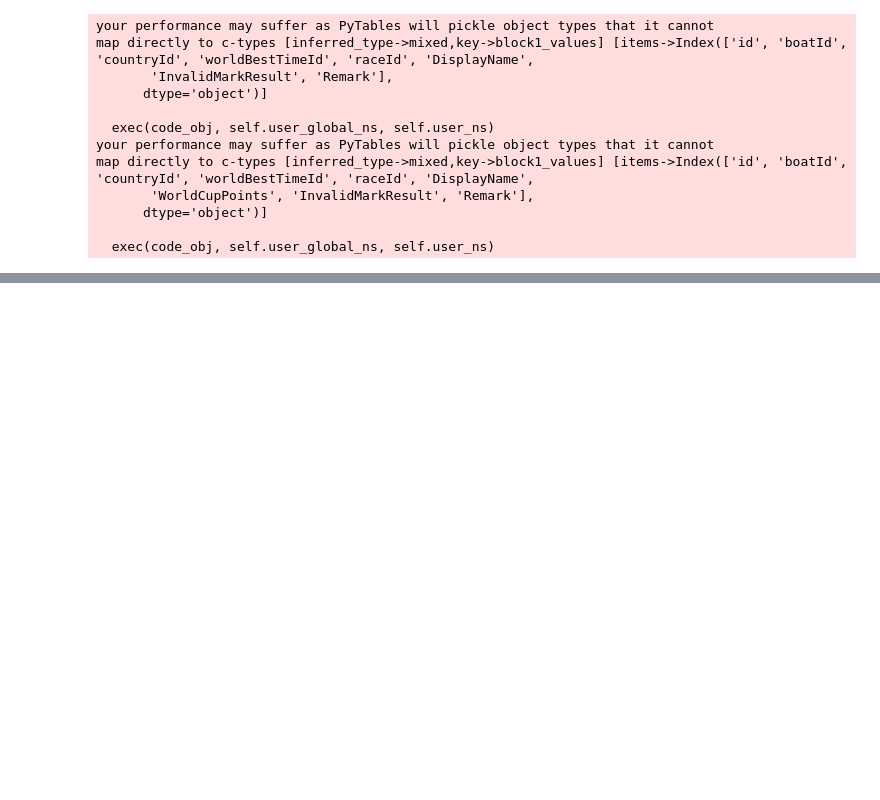
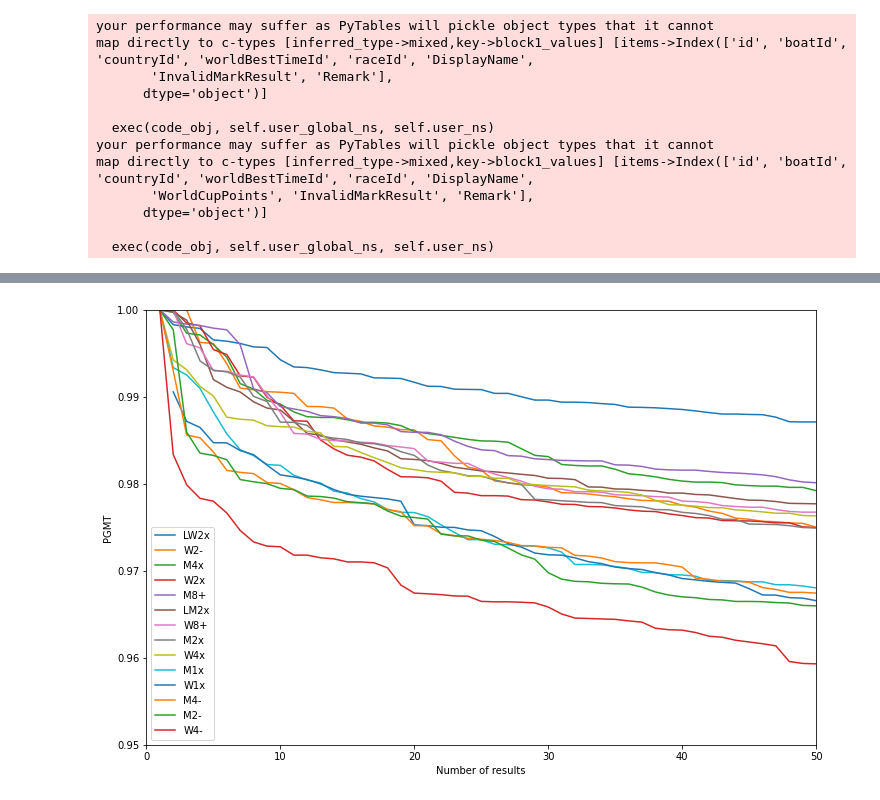
Before and after one commit to matthewghgriffiths/rowing, a Jupyter notebook: download historical live data.ipynb, the cells around one changed output, grey strips where cells are left out. Saved outputs shown, nothing was run; the diff lists cells and outputs as text; code cells hidden in the pictures; blank space fills up the shorter version.

```diff
--- a/download historical live data.ipynb
+++ b/download historical live data.ipynb
@@ -335,0 +372,24 @@ race_live_data, errors = utils.map_concurrent(
+# %%
+s_pgmts = sorted(
+    boat_pgmts,
+    key = lambda x: -x[1].nlargest(10).iloc[-1]
+)
+
+
+f, ax = plt.subplots(figsize=(12, 8))
+for boat_class, pgmts in s_pgmts:
+    n = len(pgmts)
+    plt.plot(
+        np.arange(n) + 1,
+        np.sort(pgmts)[::-1],
+        label = boat_class
+    )
+
+plt.xlim(0, 50)
+plt.ylim(0.95, 1)
+plt.legend()
+plt.ylabel("PGMT")
+plt.xlabel("Number of results")
+f.savefig('boat_pgmts.png')
+# %% [output]
+[figure, added]
```
Also changed, not shown: parts of 21 cells of this notebook, 4 other files.
